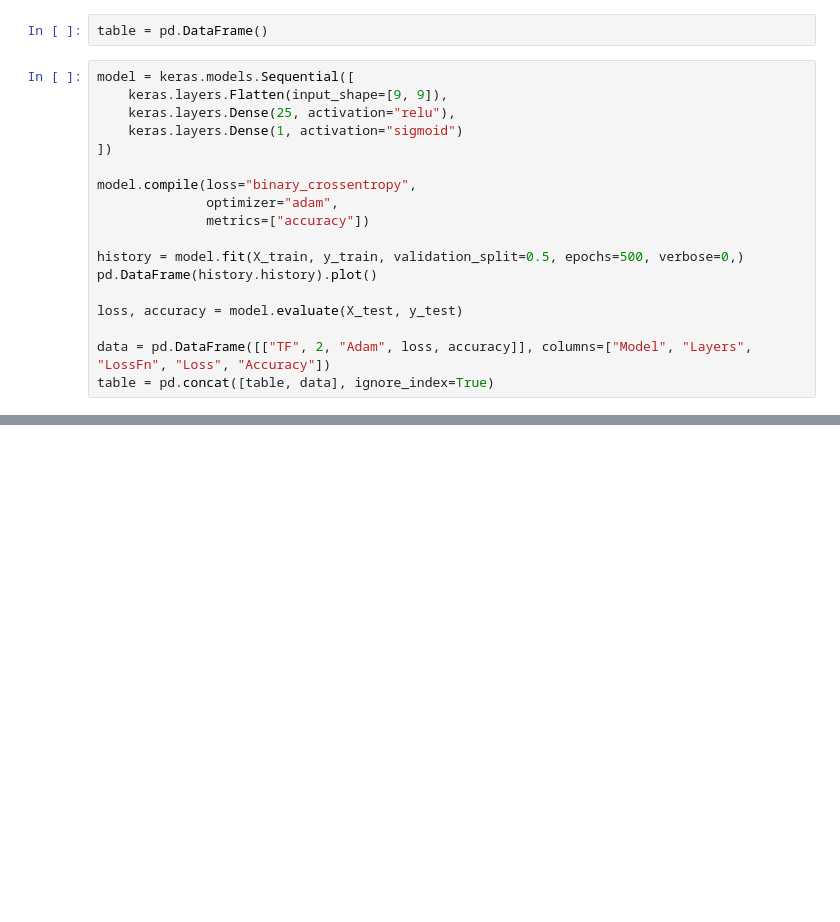
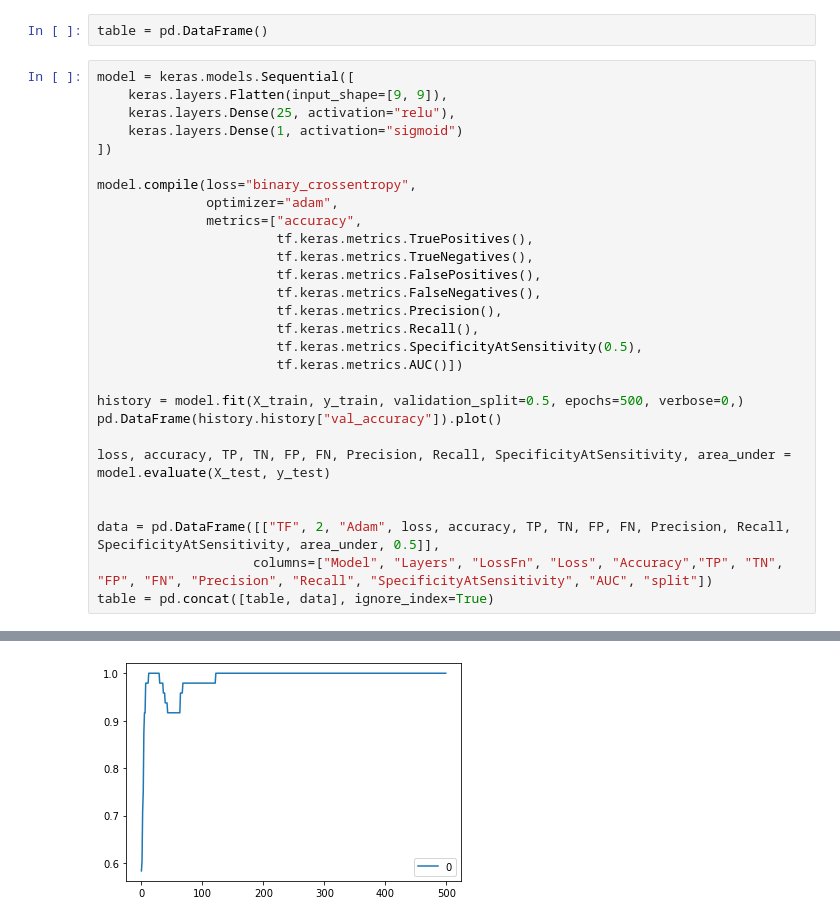
Before and after one commit to DuplexCard/F20DL-Natalia-G4, a Jupyter notebook: lab10.ipynb, the cells around one changed output, grey strips where cells are left out. Cells and saved outputs as stored; diff of their text form; blank space fills up the shorter version.

Commit message:
added all metrics, differnet splits

```diff
--- a/lab10.ipynb
+++ b/lab10.ipynb
@@ -93,12 +93,23 @@ model = keras.models.Sequential([
 
 model.compile(loss="binary_crossentropy",
               optimizer="adam",
-              metrics=["accuracy"])
+              metrics=["accuracy",
+                       tf.keras.metrics.TruePositives(),
+                       tf.keras.metrics.TrueNegatives(),
+                       tf.keras.metrics.FalsePositives(),
+                       tf.keras.metrics.FalseNegatives(),
+                       tf.keras.metrics.Precision(),
+                       tf.keras.metrics.Recall(),
+                       tf.keras.metrics.SpecificityAtSensitivity(0.5),
+                       tf.keras.metrics.AUC()])
 
 history = model.fit(X_train, y_train, validation_split=0.5, epochs=500, verbose=0,)
-pd.DataFrame(history.history).plot()
+pd.DataFrame(history.history["val_accuracy"]).plot()
 
-loss, accuracy = model.evaluate(X_test, y_test)
+loss, accuracy, TP, TN, FP, FN, Precision, Recall, SpecificityAtSensitivity, area_under = model.evaluate(X_test, y_test)
 
-data = pd.DataFrame([["TF", 2, "Adam", loss, accuracy]], columns=["Model", "Layers", "LossFn", "Loss", "Accuracy"])
+
+data = pd.DataFrame([["TF", 2, "Adam", loss, accuracy, TP, TN, FP, FN, Precision, Recall, SpecificityAtSensitivity, area_under, 0.5]],
+                    columns=["Model", "Layers", "LossFn", "Loss", "Accuracy","TP", "TN", "FP", "FN", "Precision", "Recall", "SpecificityAtSensitivity", "AUC", "split"])
 table = pd.concat([table, data], ignore_index=True)
+# %% [output]
@@ -104,0 +117 @@ table = pd.concat([table, data], ignore_index=True)
+[figure, added]
```
Also changed, not shown: parts of 5 cells of this notebook.
